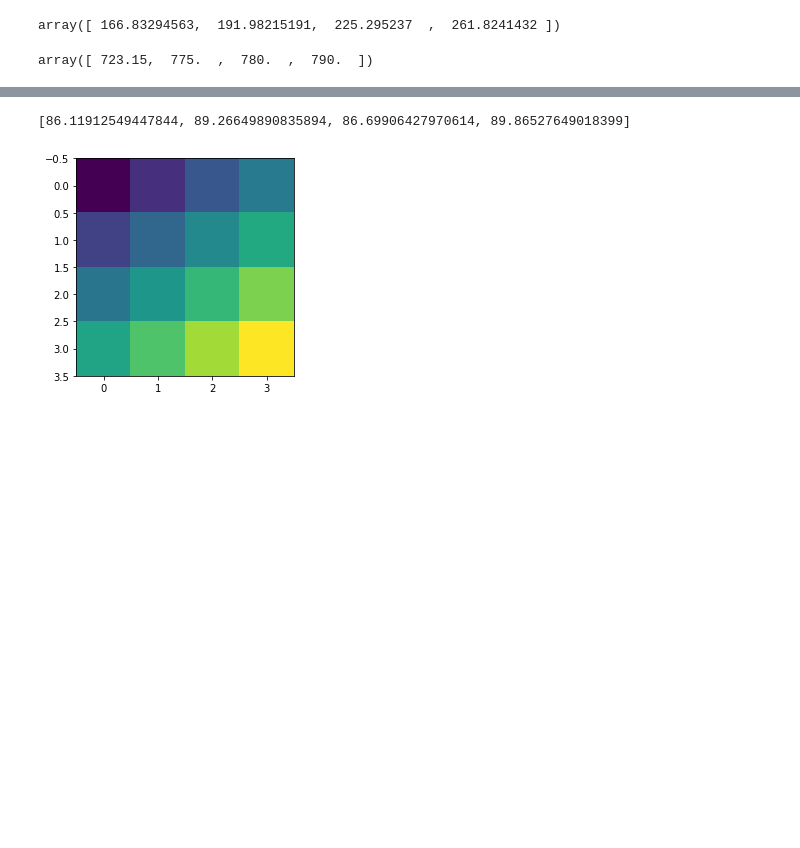
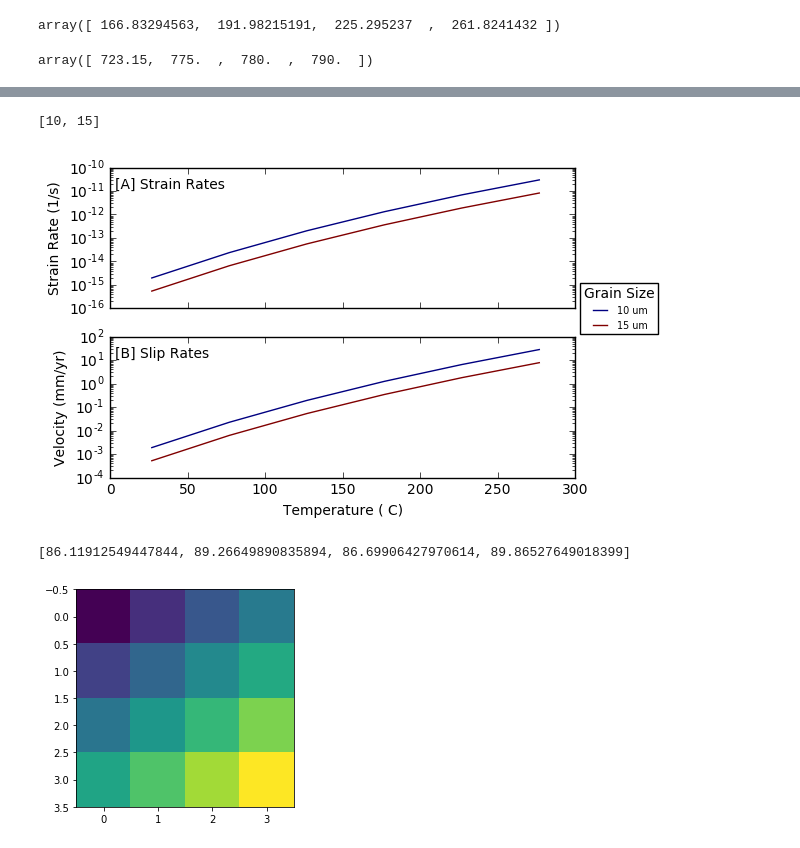
Before and after one commit to usgs/gmeg-shearzone-flowstress, a Jupyter notebook: grids.ipynb, the cells around one changed output, grey strips where cells are left out. Drawn from its saved outputs; the diff is of its cells as text; code cells hidden in the pictures; blank space fills up the shorter version.

```diff
--- a/grids.ipynb
+++ b/grids.ipynb
@@ -123,3 +85,21 @@ TypeError: data type not understood
+# %%
+from flow_stress.flow_stress import *
+from flow_stress.fugacity_calculator import *
+
+grain_size = [10,15]
+width = [30]
+
+f = FlowStressCalculator(t, p)
+f.calculate_fugacity()
+print(grain_size)
+ds = f.calculate_differential_stress(grain_size)
+sr = f.calculate_strain_rate()
+sl = f.calculate_slip_rate(width)
+
+plot_strain_slip_rates(t,sr, sl, grain_size)
+# %% [output]
+[10, 15]
+[figure, added]
 # %%
 CS = np.zeros([10])
 
```
Also changed, not shown: parts of 7 cells of this notebook, 3 other files.
